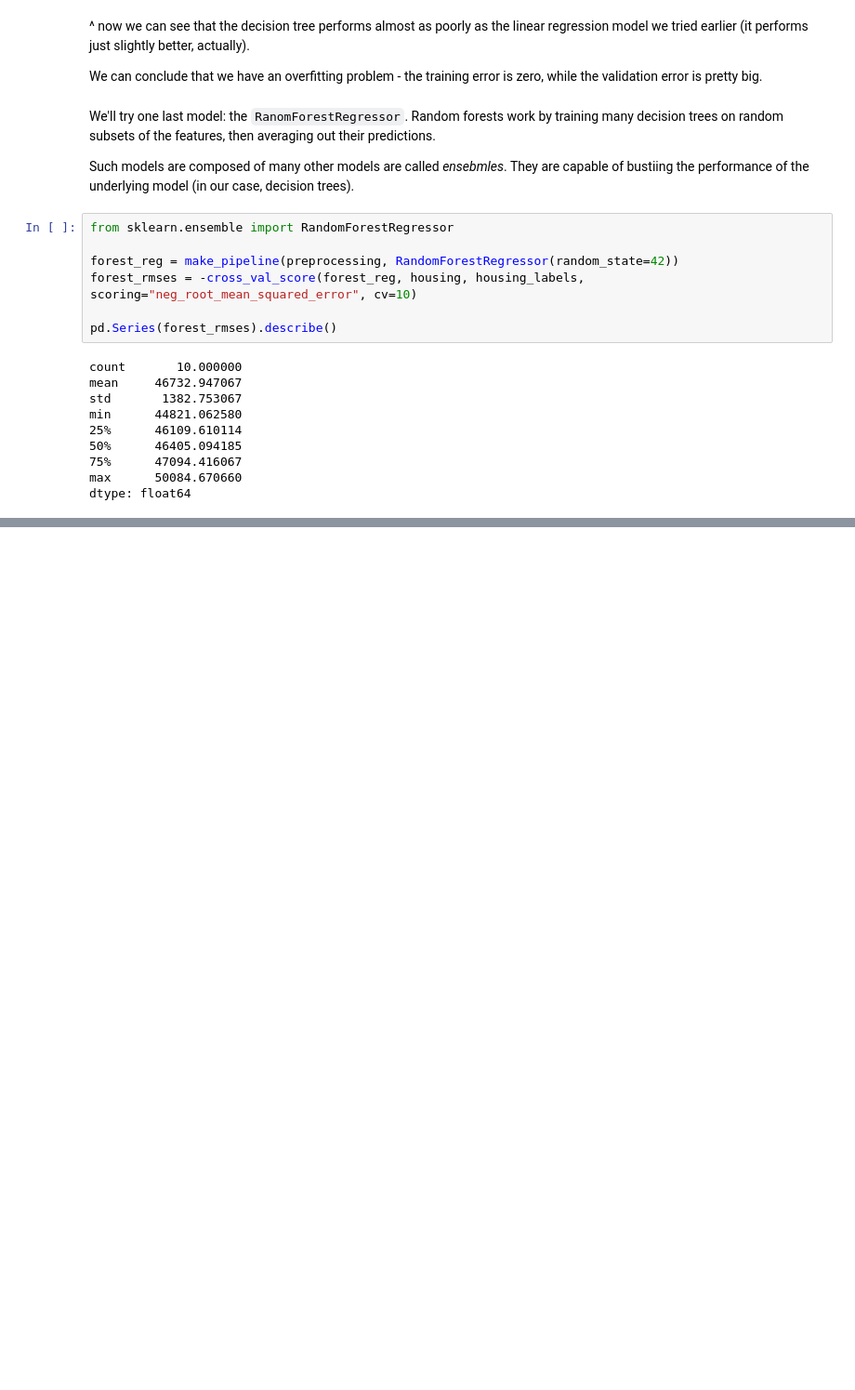
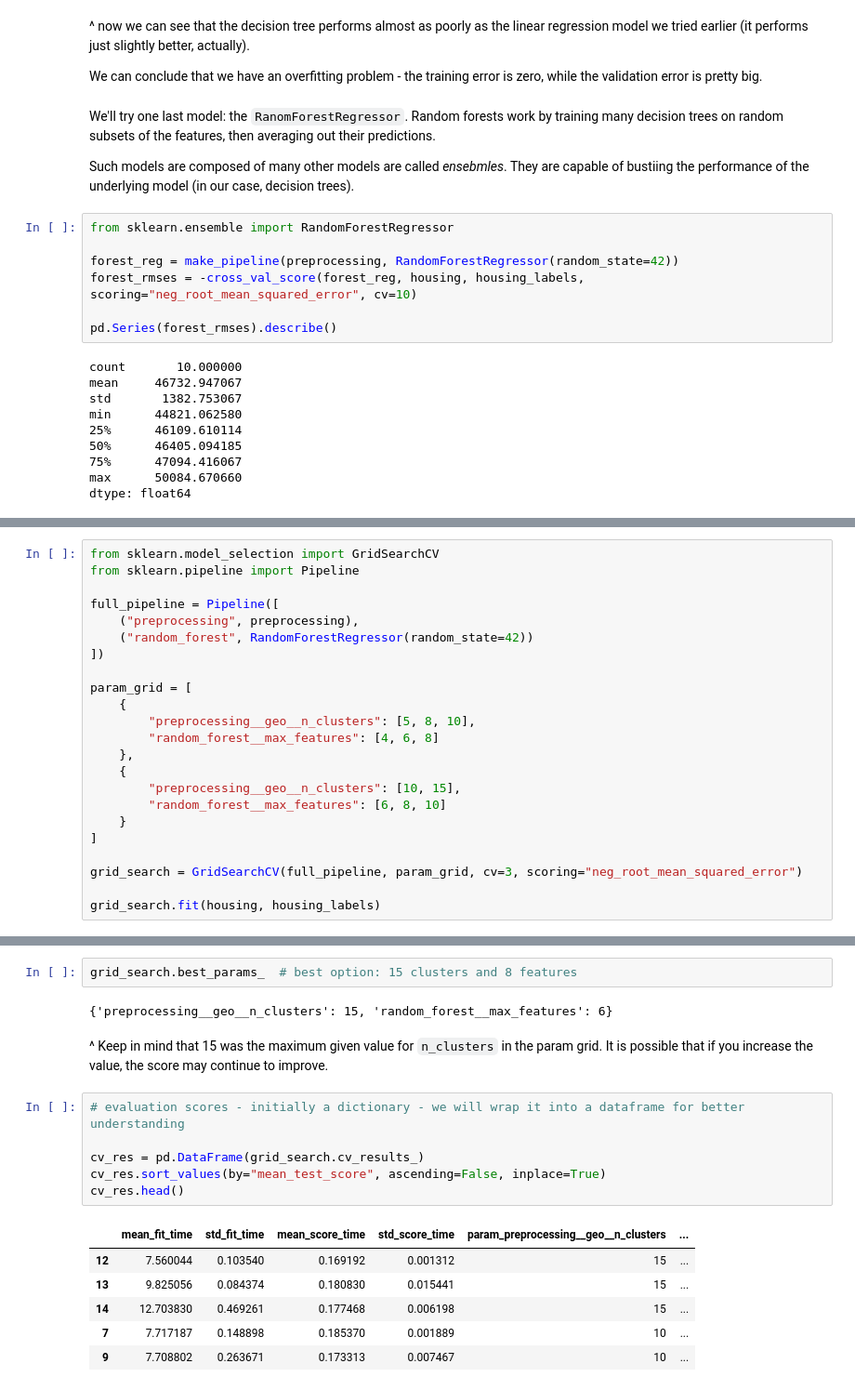
Before and after one commit to Adrifot/ml_basics, a Jupyter notebook: hands_on_ml_examples/housing.ipynb, the cells around one changed output, grey strips where cells are left out. Shown at 93% size. Saved outputs shown, nothing was run; the diff lists cells and outputs as text; blank space fills up the shorter version.

Commit message:
Finished hyperparameter tuning and added model evaluation on test-set.

```diff
--- a/hands_on_ml_examples/housing.ipynb
+++ b/hands_on_ml_examples/housing.ipynb
@@ -965,0 +978,23 @@ dtype: float64
+# %%
+from sklearn.model_selection import GridSearchCV
+from sklearn.pipeline import Pipeline
+
+full_pipeline = Pipeline([
+    ("preprocessing", preprocessing),
+    ("random_forest", RandomForestRegressor(random_state=42))
+])
+
+param_grid = [
+    {
+        "preprocessing__geo__n_clusters": [5, 8, 10],
+        "random_forest__max_features": [4, 6, 8]
+    },
+    {
+        "preprocessing__geo__n_clusters": [10, 15],
+        "random_forest__max_features": [6, 8, 10]
+    }
+]
+
+grid_search = GridSearchCV(full_pipeline, param_grid, cv=3, scoring="neg_root_mean_squared_error")
+
+grid_search.fit(housing, housing_labels)
@@ -965,0 +1031,19 @@ dtype: float64
+# %%
+grid_search.best_params_  # best option: 15 clusters and 8 features
+# %% [output]
+{'preprocessing__geo__n_clusters': 15, 'random_forest__max_features': 6}
+# %% [markdown]
+^ Keep in mind that 15 was the maximum given value for `n_clusters` in the param grid. It is possible that if you increase the value, the score may continue to improve.
+# %%
+# evaluation scores - initially a dictionary - we will wrap it into a dataframe for better understanding
+
+cv_res = pd.DataFrame(grid_search.cv_results_)
+cv_res.sort_values(by="mean_test_score", ascending=False, inplace=True)
+cv_res.head()
+# %% [output]
+|  | mean_fit_time | std_fit_time | mean_score_time | std_score_time | param_preprocessing__geo__n_clusters | ... |
+| 12 | 7.560044 | 0.103540 | 0.169192 | 0.001312 | 15 | ... |
+| 13 | 9.825056 | 0.084374 | 0.180830 | 0.015441 | 15 | ... |
+| 14 | 12.703830 | 0.469261 | 0.177468 | 0.006198 | 15 | ... |
+| 7 | 7.717187 | 0.148898 | 0.185370 | 0.001889 | 10 | ... |
+| 9 | 7.708802 | 0.263671 | 0.173313 | 0.007467 | 10 | ... |
```
Also changed, not shown: parts of 24 cells of this notebook.
